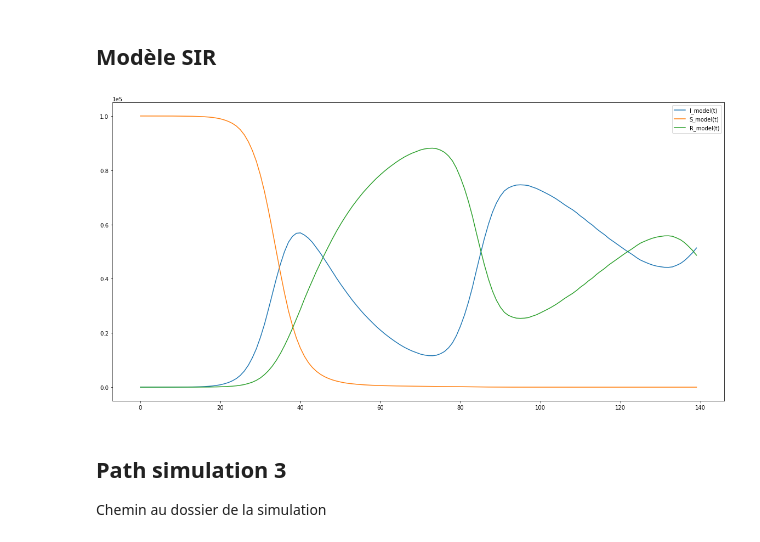
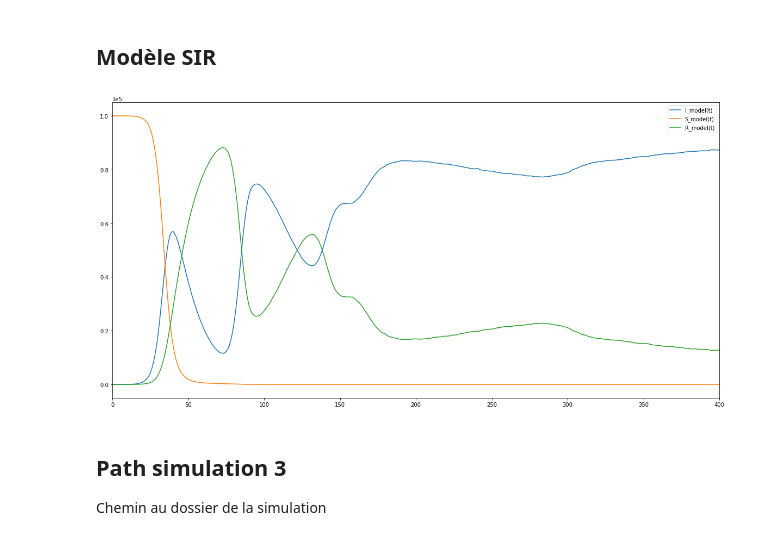
Before and after one commit to maximepasquier/Diversity, a Jupyter notebook: Python/SIR.ipynb, the cells around one changed output. Drawn from its saved outputs; the diff is of its cells as text; code cells hidden in the pictures.

```diff
--- a/Python/SIR.ipynb
+++ b/Python/SIR.ipynb
@@ -1433,34 +1450,35 @@ print(temps_data)
 contamine = pd.read_csv(path2 + "/data_csv/m_nombre_contamine.csv", dtype=int)
 recovered = pd.read_csv(path2 + "/data_csv/m_SIR_recovered_file.csv", dtype=int)
 
 nombre_individus_S = N
 nombre_individus_data_S = nombre_individus_S - contamine
 nombre_individus_data_S = nombre_individus_data_S['Nombre de contaminés'].subtract(recovered['Recovered'])
 
 infection(S, I, R, N, iterations)
 figure = plt.figure(figsize=(20, 10))
 
 I_model, = plt.plot(contamine, label='I_model(t)')
 S_model, = plt.plot(nombre_individus_data_S, label='S_model(t)')
 R_model, = plt.plot(recovered, label='R_model(t)')
 
 
 plt.legend(handles=[I_model, S_model, R_model])
 
 plt.ticklabel_format(style='sci', axis='y', scilimits=(0,0)) # use scientific notation
 
+plt.xlim([0, 400])
 plt.show()
 
 # MSE I
 #print("MSE I : ", np.square(np.subtract(contamine['Nombre de contaminés'].values.tolist(),I_comp)).mean())
 
 # MSE S
 #print("MSE S : ", np.square(np.subtract(nombre_individus_data_S.values.tolist(),S_comp)).mean())
 
 # MSE R
 #print("MSE R : ", np.square(np.subtract(recovered['Recovered'].values.tolist(),R_comp)).mean())
 # %% [output]
-[figure, old version]
+[figure, new version]
 # %% [markdown]
 ## Path simulation 3
 Chemin au dossier de la simulation
```
Also changed, not shown: parts of 51 cells of this notebook, 1 other file.
